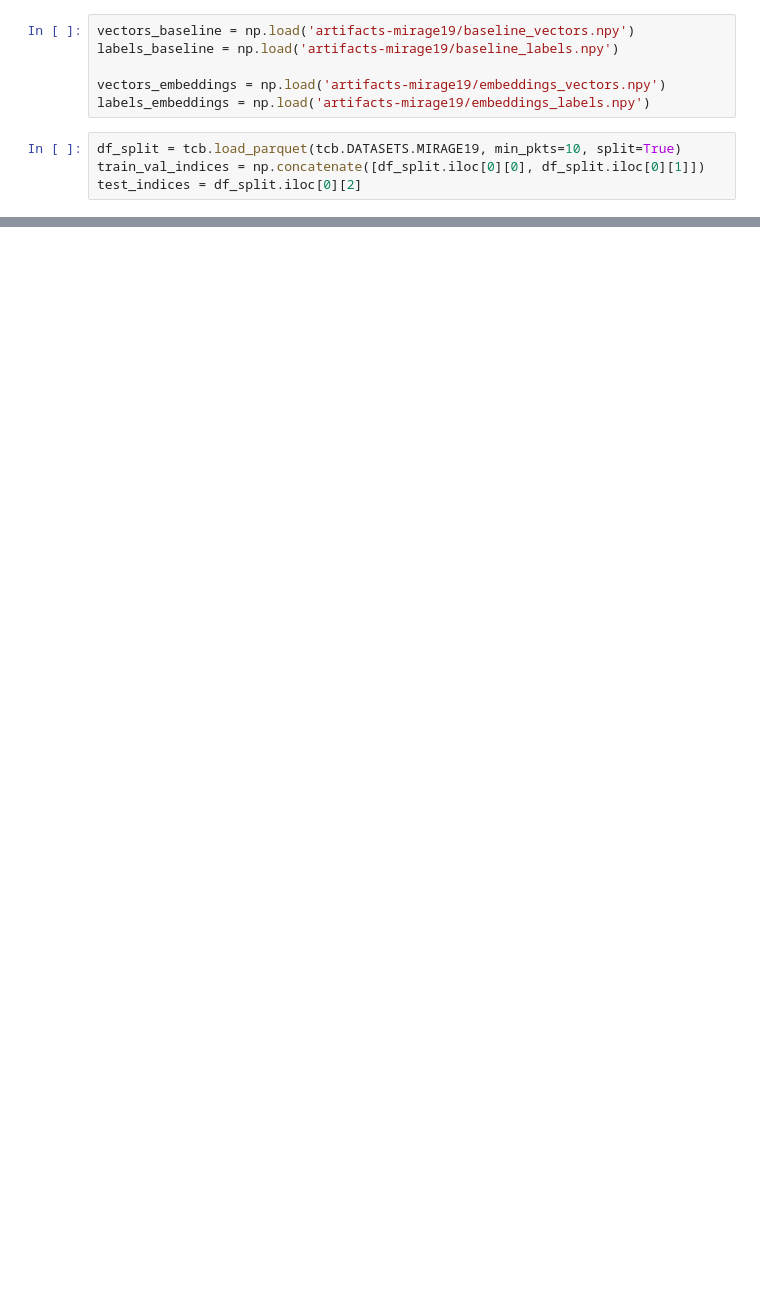
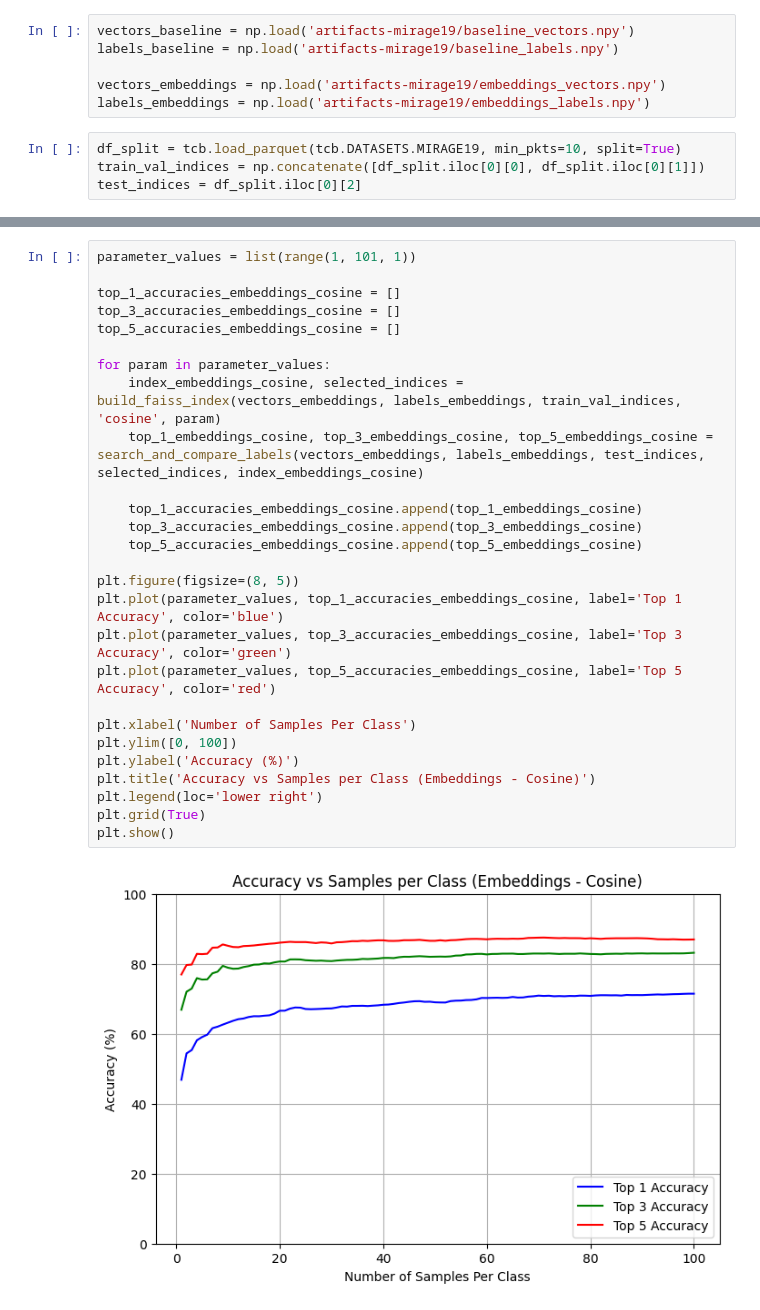
Before and after one commit to elliev7/partiii_research_project, a Jupyter notebook: fingerprinting/faiss.ipynb, the cells around one changed output, grey strips where cells are left out. Drawn from its saved outputs; the diff is of its cells as text; blank space fills up the shorter version.

```diff
--- a/fingerprinting/faiss.ipynb
+++ b/fingerprinting/faiss.ipynb
@@ -93,0 +193,29 @@ Embeddings cosine match in top 5 neighbors: 90.89%
+# %%
+parameter_values = list(range(1, 101, 1))
+
+top_1_accuracies_embeddings_cosine = []
+top_3_accuracies_embeddings_cosine = []
+top_5_accuracies_embeddings_cosine = []
+
+for param in parameter_values:
+    index_embeddings_cosine, selected_indices = build_faiss_index(vectors_embeddings, labels_embeddings, train_val_indices, 'cosine', param)
+    top_1_embeddings_cosine, top_3_embeddings_cosine, top_5_embeddings_cosine = search_and_compare_labels(vectors_embeddings, labels_embeddings, test_indices, selected_indices, index_embeddings_cosine)
+
+    top_1_accuracies_embeddings_cosine.append(top_1_embeddings_cosine)
+    top_3_accuracies_embeddings_cosine.append(top_3_embeddings_cosine)
+    top_5_accuracies_embeddings_cosine.append(top_5_embeddings_cosine)
+
+plt.figure(figsize=(8, 5))
+plt.plot(parameter_values, top_1_accuracies_embeddings_cosine, label='Top 1 Accuracy', color='blue')
+plt.plot(parameter_values, top_3_accuracies_embeddings_cosine, label='Top 3 Accuracy', color='green')
+plt.plot(parameter_values, top_5_accuracies_embeddings_cosine, label='Top 5 Accuracy', color='red')
+
+plt.xlabel('Number of Samples Per Class')
+plt.ylim([0, 100])
+plt.ylabel('Accuracy (%)')
+plt.title('Accuracy vs Samples per Class (Embeddings - Cosine)')
+plt.legend(loc='lower right')
+plt.grid(True)
+plt.show()
+# %% [output]
+[figure, added]
```
Also changed, not shown: parts of 10 cells of this notebook.
